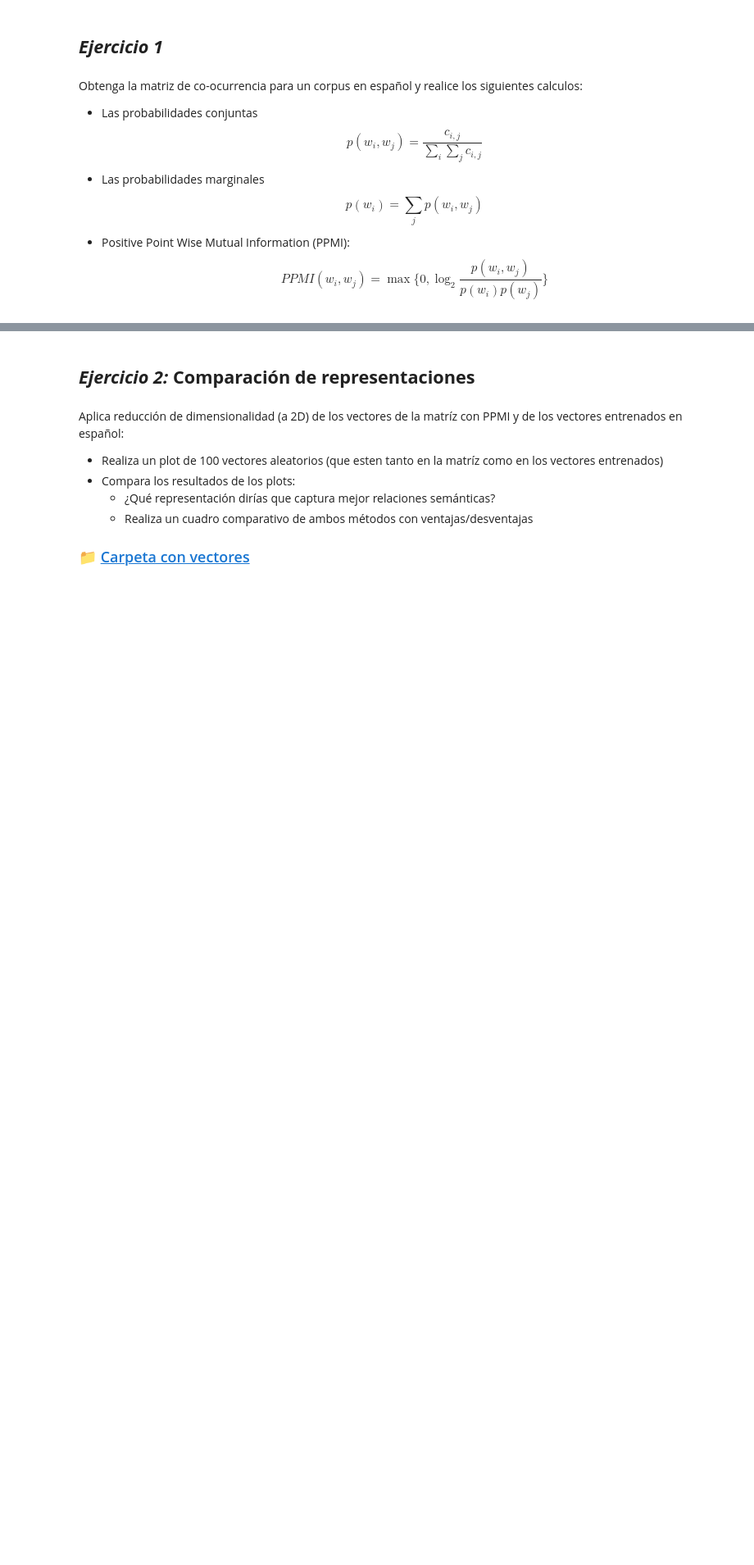
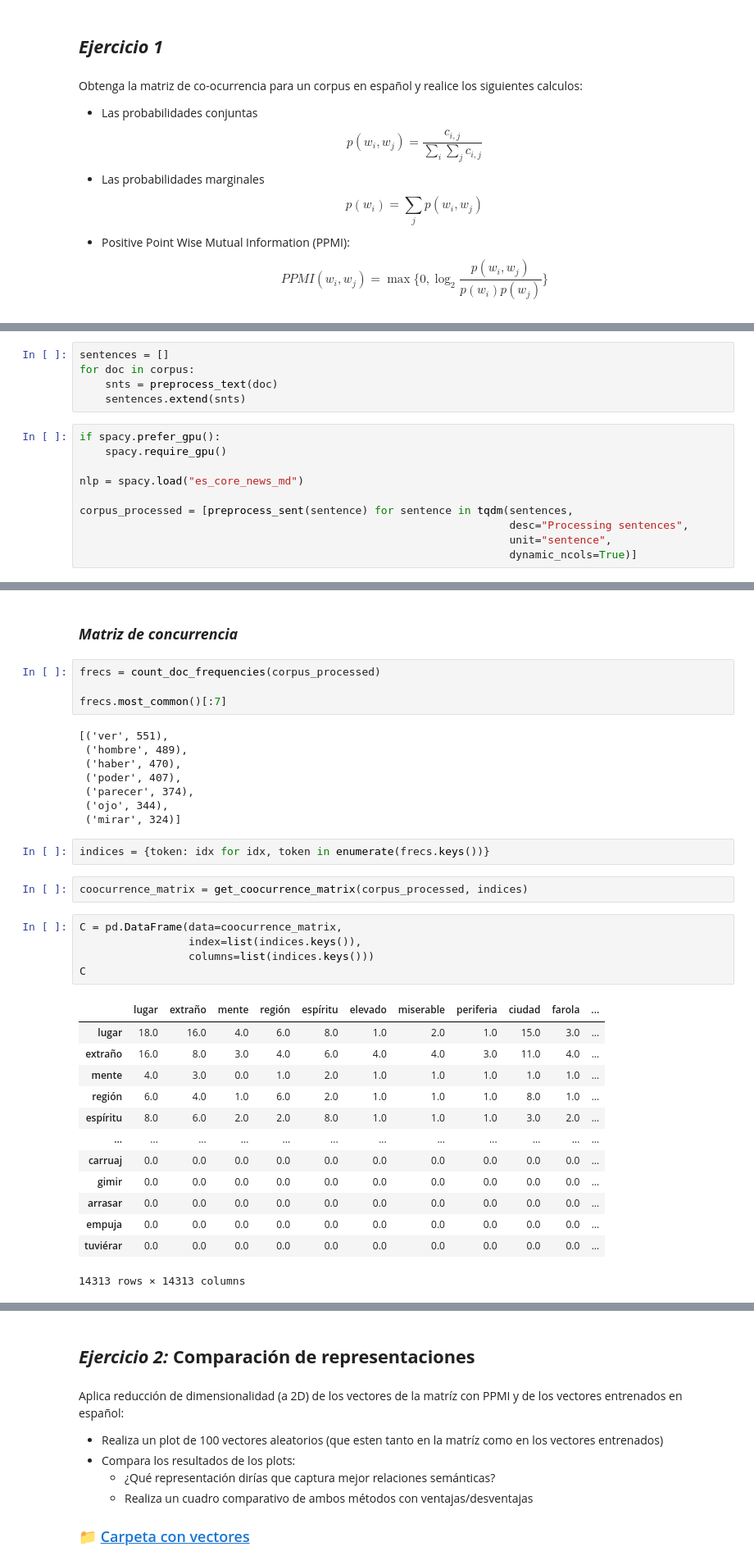
Before and after one commit to umoqnier/st-cl-2025-2-lab, a Jupyter notebook: practicas/fwgalde/P3/3_language_models_word_vectors.ipynb, the cells around one changed output, grey strips where cells are left out. Shown at 82% size. Drawn from its saved outputs; the diff is of its cells as text; blank space fills up the shorter version.

```diff
--- a/practicas/fwgalde/P3/3_language_models_word_vectors.ipynb
+++ b/practicas/fwgalde/P3/3_language_models_word_vectors.ipynb
@@ -1229,0 +161,15 @@ ModuleNotFoundError: No module named 'polars'
+# %%
+sentences = []
+for doc in corpus:
+    snts = preprocess_text(doc)
+    sentences.extend(snts)
+# %%
+if spacy.prefer_gpu():
+    spacy.require_gpu()
+
+nlp = spacy.load("es_core_news_md")
+
+corpus_processed = [preprocess_sent(sentence) for sentence in tqdm(sentences,
+                                                                   desc="Processing sentences",
+                                                                   unit="sentence",
+                                                                   dynamic_ncols=True)]
@@ -1229,0 +196,37 @@ ModuleNotFoundError: No module named 'polars'
+# %% [markdown]
+### ***Matriz de concurrencia***
+# %%
+frecs = count_doc_frequencies(corpus_processed)
+
+frecs.most_common()[:7]
+# %% [output]
+[('ver', 551),
+ ('hombre', 489),
+ ('haber', 470),
+ ('poder', 407),
+ ('parecer', 374),
+ ('ojo', 344),
+ ('mirar', 324)]
+# %%
+indices = {token: idx for idx, token in enumerate(frecs.keys())}
+# %%
+coocurrence_matrix = get_coocurrence_matrix(corpus_processed, indices)
+# %%
+C = pd.DataFrame(data=coocurrence_matrix,
+                 index=list(indices.keys()),
+                 columns=list(indices.keys()))
+C
+# %% [output]
+|  | lugar | extraño | mente | región | espíritu | elevado | miserable | periferia | ciudad | farola | ... |
+| lugar | 18.0 | 16.0 | 4.0 | 6.0 | 8.0 | 1.0 | 2.0 | 1.0 | 15.0 | 3.0 | ... |
+| extraño | 16.0 | 8.0 | 3.0 | 4.0 | 6.0 | 4.0 | 4.0 | 3.0 | 11.0 | 4.0 | ... |
+| mente | 4.0 | 3.0 | 0.0 | 1.0 | 2.0 | 1.0 | 1.0 | 1.0 | 1.0 | 1.0 | ... |
+| región | 6.0 | 4.0 | 1.0 | 6.0 | 2.0 | 1.0 | 1.0 | 1.0 | 8.0 | 1.0 | ... |
+| espíritu | 8.0 | 6.0 | 2.0 | 2.0 | 8.0 | 1.0 | 1.0 | 1.0 | 3.0 | 2.0 | ... |
+| ... | ... | ... | ... | ... | ... | ... | ... | ... | ... | ... | ... |
+| carruaj | 0.0 | 0.0 | 0.0 | 0.0 | 0.0 | 0.0 | 0.0 | 0.0 | 0.0 | 0.0 | ... |
+| gimir | 0.0 | 0.0 | 0.0 | 0.0 | 0.0 | 0.0 | 0.0 | 0.0 | 0.0 | 0.0 | ... |
+| arrasar | 0.0 | 0.0 | 0.0 | 0.0 | 0.0 | 0.0 | 0.0 | 0.0 | 0.0 | 0.0 | ... |
+| empuja | 0.0 | 0.0 | 0.0 | 0.0 | 0.0 | 0.0 | 0.0 | 0.0 | 0.0 | 0.0 | ... |
+| tuviérar | 0.0 | 0.0 | 0.0 | 0.0 | 0.0 | 0.0 | 0.0 | 0.0 | 0.0 | 0.0 | ... |
+14313 rows × 14313 columns
```
Also changed, not shown: parts of 176 cells of this notebook.
